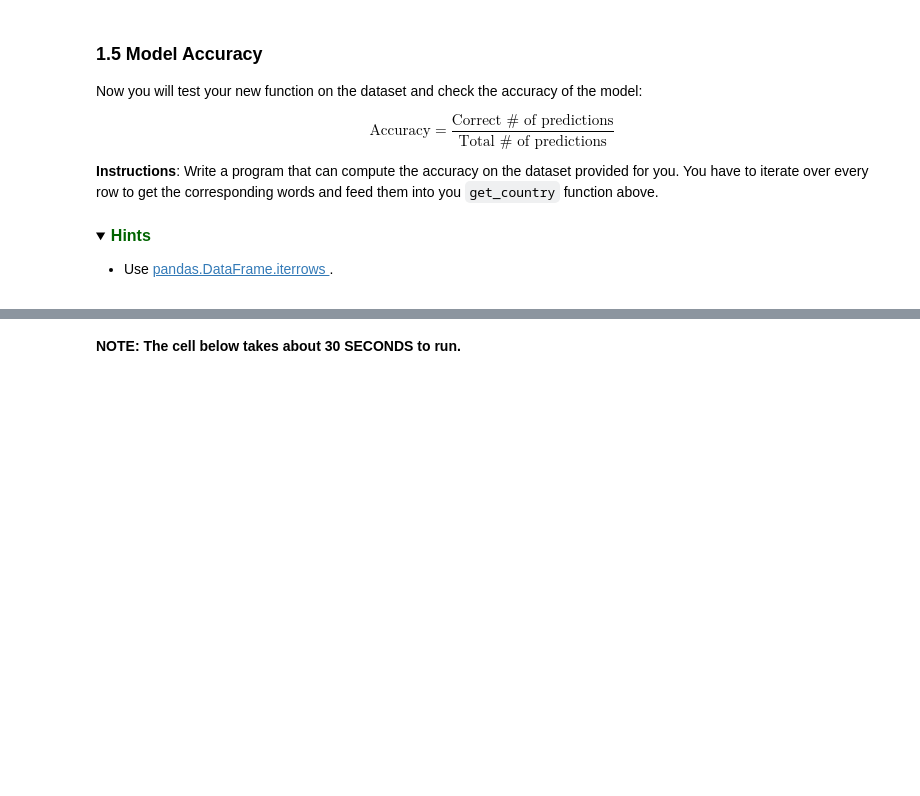
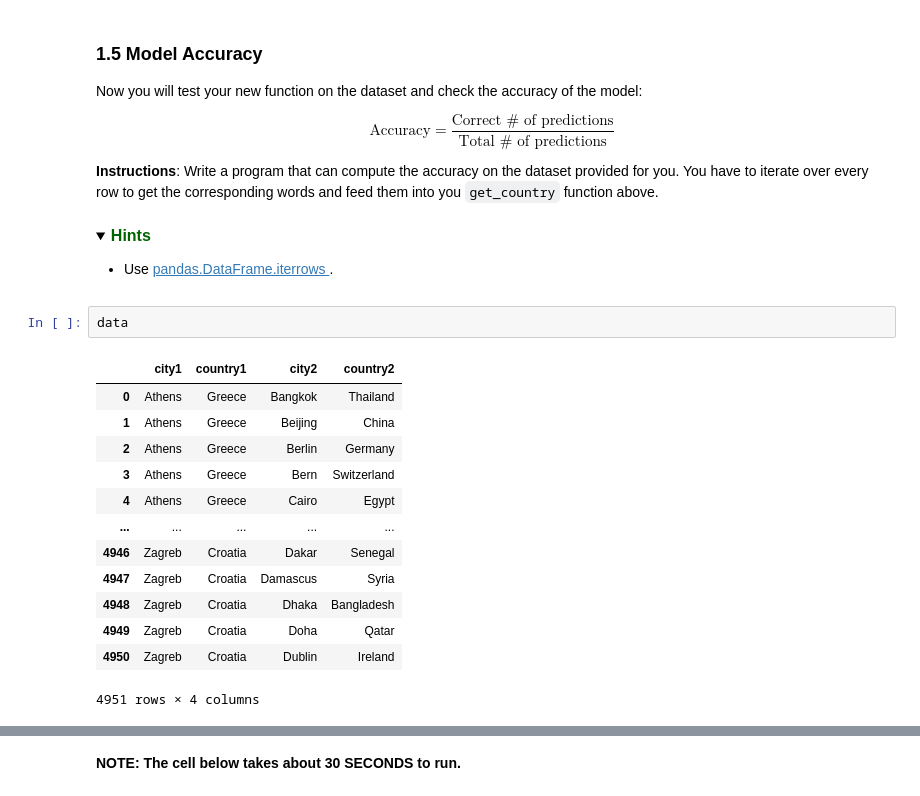
Before and after one commit to SteffenHaeussler/coursera_natural_language_processing, a Jupyter notebook: module_1_nlp_with_classification_and_vector_space/week_3_vector_space_models/C1_W3_Assignment.ipynb, the cells around one changed output, grey strips where cells are left out. Drawn from its saved outputs; the diff is of its cells as text; folded sections open; blank space fills up the shorter version.

```diff
--- a/module_1_nlp_with_classification_and_vector_space/week_3_vector_space_models/C1_W3_Assignment.ipynb
+++ b/module_1_nlp_with_classification_and_vector_space/week_3_vector_space_models/C1_W3_Assignment.ipynb
@@ -308,6 +331,22 @@ $$\text{Accuracy}=\frac{\text{Correct # of predictions}}{\text{Total # of predic
     <li>Use <a href="https://pandas.pydata.org/pandas-docs/stable/reference/api/pandas.DataFrame.iterrows.html" > pandas.DataFrame.iterrows </a>.</li>
 </ul>
 </p>
+# %%
+data
+# %% [output]
+|  | city1 | country1 | city2 | country2 |
+| 0 | Athens | Greece | Bangkok | Thailand |
+| 1 | Athens | Greece | Beijing | China |
+| 2 | Athens | Greece | Berlin | Germany |
+| 3 | Athens | Greece | Bern | Switzerland |
+| 4 | Athens | Greece | Cairo | Egypt |
+| ... | ... | ... | ... | ... |
+| 4946 | Zagreb | Croatia | Dakar | Senegal |
+| 4947 | Zagreb | Croatia | Damascus | Syria |
+| 4948 | Zagreb | Croatia | Dhaka | Bangladesh |
+| 4949 | Zagreb | Croatia | Doha | Qatar |
+| 4950 | Zagreb | Croatia | Dublin | Ireland |
+4951 rows × 4 columns
 # %%
 # UNQ_C4 GRADED FUNCTION: get_accuracy
 
```
Also changed, not shown: parts of 20 cells of this notebook, 7 other files.
